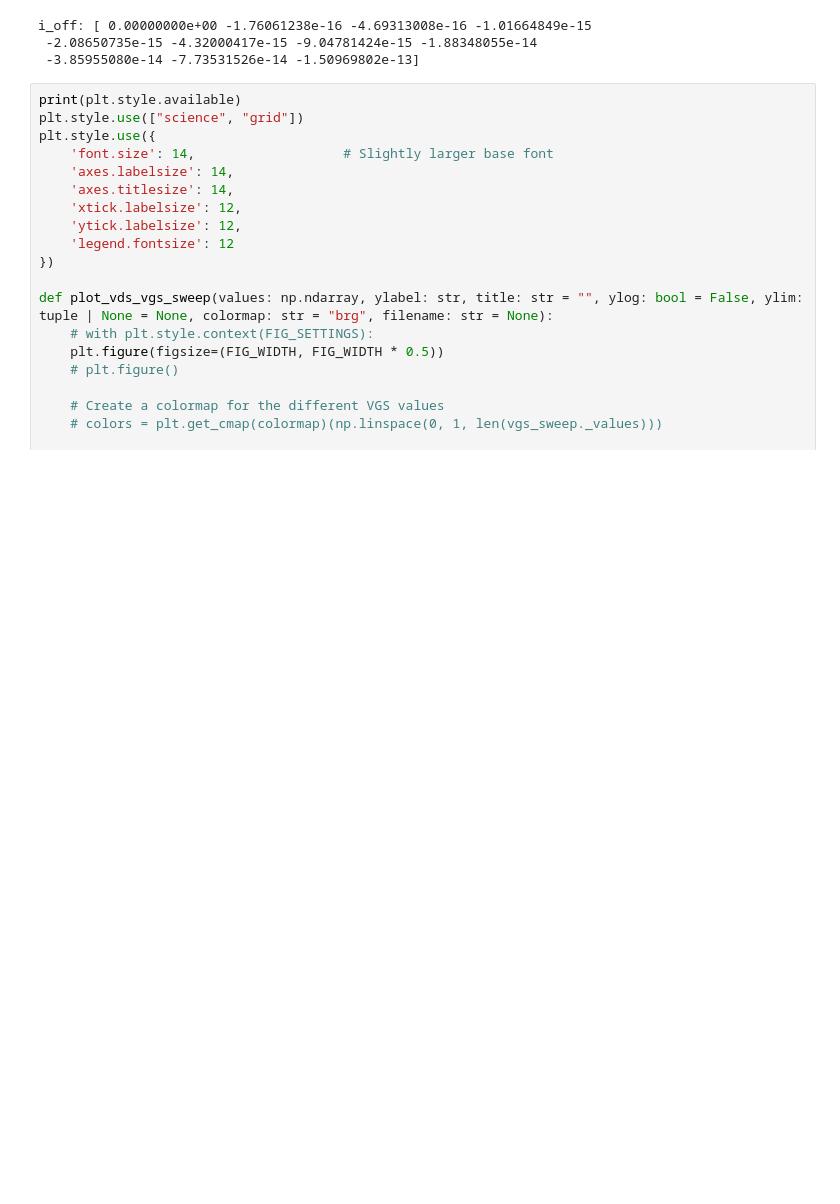
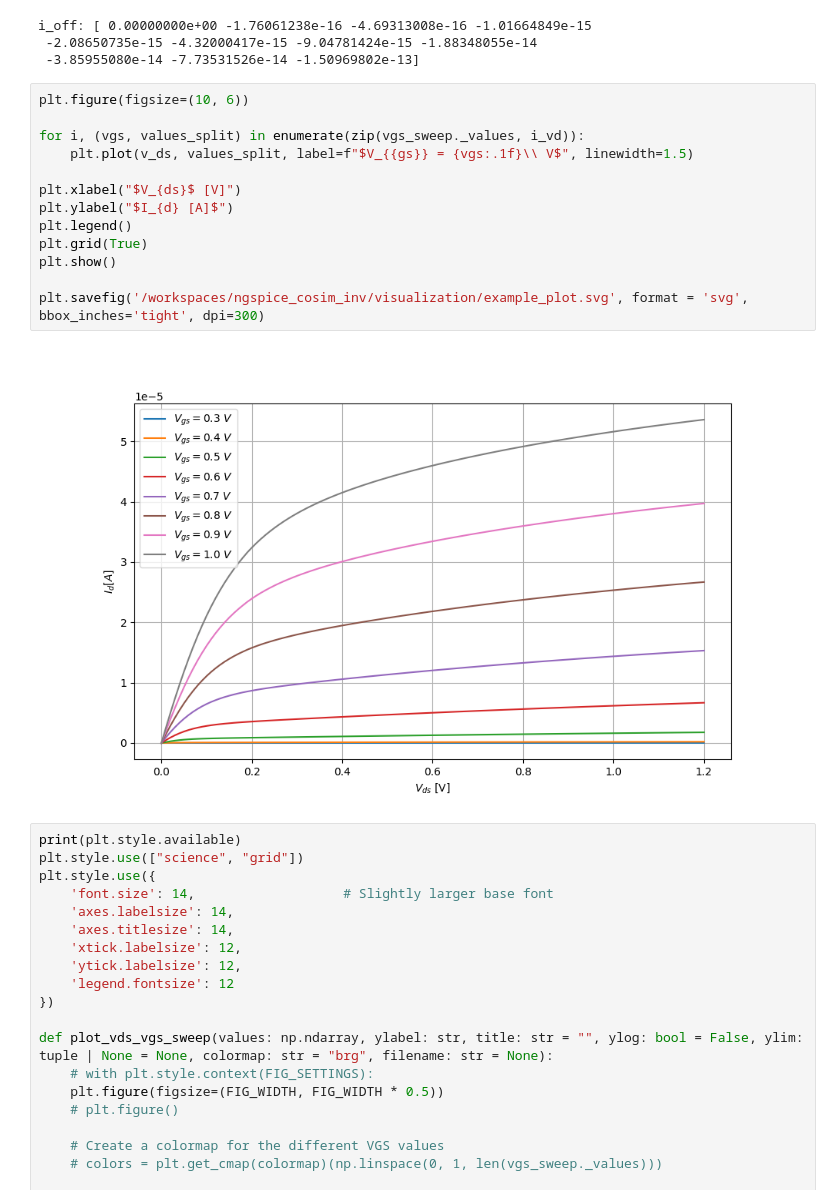
Before and after one commit to CedricHirschi/ngspice_cosim_inv, a Jupyter notebook: visualization/nmos_characteristics.ipynb, the cells around one changed output. Saved outputs shown, nothing was run; the diff lists cells and outputs as text; blank space fills up the shorter version.

```diff
--- a/visualization/nmos_characteristics.ipynb
+++ b/visualization/nmos_characteristics.ipynb
@@ -70,6 +70,21 @@ print("i_off:", i_offs)
 i_off: [ 0.00000000e+00 -1.76061238e-16 -4.69313008e-16 -1.01664849e-15
  -2.08650735e-15 -4.32000417e-15 -9.04781424e-15 -1.88348055e-14
  -3.85955080e-14 -7.73531526e-14 -1.50969802e-13]
+# %%
+plt.figure(figsize=(10, 6))
+
+for i, (vgs, values_split) in enumerate(zip(vgs_sweep._values, i_vd)):
+    plt.plot(v_ds, values_split, label=f"$V_{{gs}} = {vgs:.1f}\\ V$", linewidth=1.5)
+
+plt.xlabel("$V_{ds}$ [V]")
+plt.ylabel("$I_{d} [A]$")
+plt.legend()
+plt.grid(True)
+plt.show()
+
+plt.savefig('/workspaces/ngspice_cosim_inv/visualization/example_plot.svg', format = 'svg', bbox_inches='tight', dpi=300)
+# %% [output]
+[figure, added]
 # %%
 print(plt.style.available)
 plt.style.use(["science", "grid"])
```
Also changed, not shown: 15 other files.
